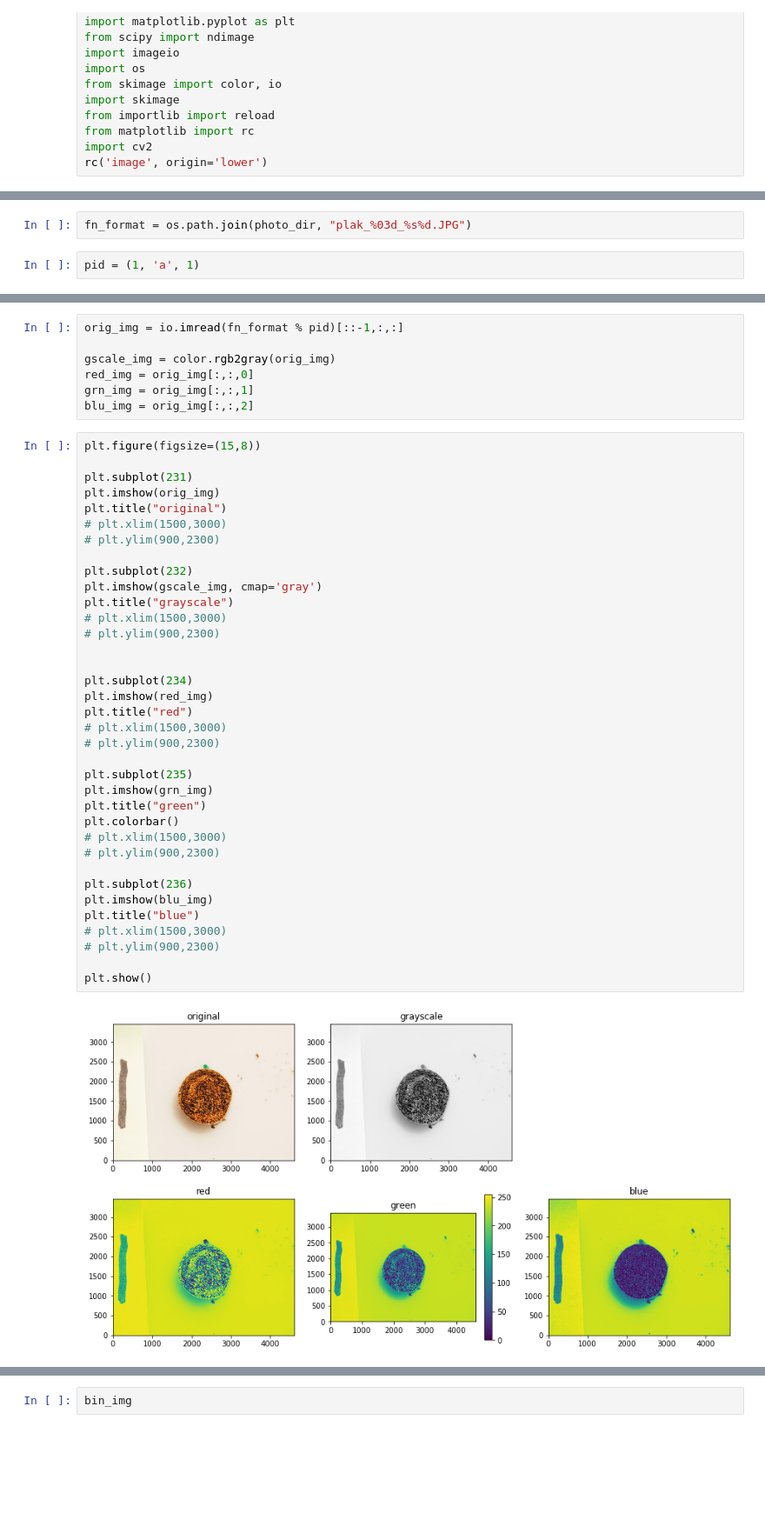
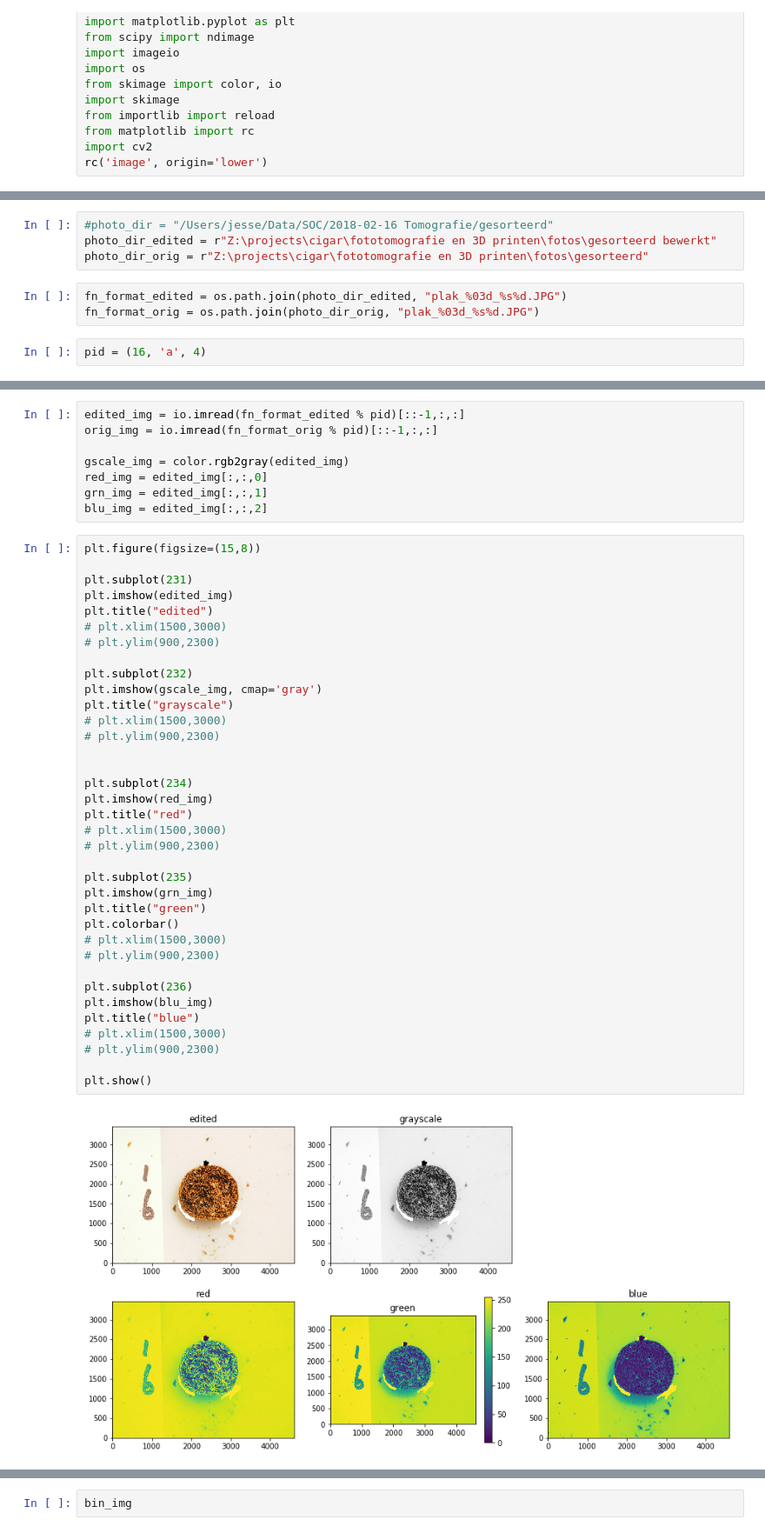
Before and after one commit to cigar-research/cigar-research, a Jupyter notebook: tomography/cutout_test.ipynb, the cells around one changed output, grey strips where cells are left out. Shown at 87% size. Drawn from its saved outputs; the diff is of its cells as text; blank space fills up the shorter version.

```diff
--- a/tomography/cutout_test.ipynb
+++ b/tomography/cutout_test.ipynb
@@ -17,5 +15,10 @@ photo_dir = "/Users/jesse/Data/SOC/2018-02-16 Tomografie/gesorteerd"
+# %%
+#photo_dir = "/Users/jesse/Data/SOC/2018-02-16 Tomografie/gesorteerd"
+photo_dir_edited = r"Z:\projects\cigar\fototomografie en 3D printen\fotos\gesorteerd bewerkt"
+photo_dir_orig = r"Z:\projects\cigar\fototomografie en 3D printen\fotos\gesorteerd"
 # %%
-fn_format = os.path.join(photo_dir, "plak_%03d_%s%d.JPG")
+fn_format_edited = os.path.join(photo_dir_edited, "plak_%03d_%s%d.JPG")
+fn_format_orig = os.path.join(photo_dir_orig, "plak_%03d_%s%d.JPG")
 # %%
-pid = (1, 'a', 1)
+pid = (16, 'a', 4)
 # %%
@@ -25,48 +28,49 @@ fn_format % pid
 # %%
-orig_img = io.imread(fn_format % pid)[::-1,:,:]
+edited_img = io.imread(fn_format_edited % pid)[::-1,:,:]
+orig_img = io.imread(fn_format_orig % pid)[::-1,:,:]
 
-gscale_img = color.rgb2gray(orig_img)
-red_img = orig_img[:,:,0]
-grn_img = orig_img[:,:,1]
-blu_img = orig_img[:,:,2]
+gscale_img = color.rgb2gray(edited_img)
+red_img = edited_img[:,:,0]
+grn_img = edited_img[:,:,1]
+blu_img = edited_img[:,:,2]
 # %%
 plt.figure(figsize=(15,8))
 
 plt.subplot(231)
-plt.imshow(orig_img)
-plt.title("original")
+plt.imshow(edited_img)
+plt.title("edited")
 # plt.xlim(1500,3000)
 # plt.ylim(900,2300)
 
 plt.subplot(232)
 plt.imshow(gscale_img, cmap='gray')
 plt.title("grayscale")
 # plt.xlim(1500,3000)
 # plt.ylim(900,2300)
 
 
 plt.subplot(234)
 plt.imshow(red_img)
 plt.title("red")
 # plt.xlim(1500,3000)
 # plt.ylim(900,2300)
 
 plt.subplot(235)
 plt.imshow(grn_img)
 plt.title("green")
 plt.colorbar()
 # plt.xlim(1500,3000)
 # plt.ylim(900,2300)
 
 plt.subplot(236)
 plt.imshow(blu_img)
 plt.title("blue")
 # plt.xlim(1500,3000)
 # plt.ylim(900,2300)
 
 plt.show()
 # %% [output]
-[figure, old version]
+[figure, new version]
 # %%
 ths = np.linspace(0.1,1.0,8, endpoint=False)
 
```
Also changed, not shown: parts of 5 cells of this notebook, 4 other files.
